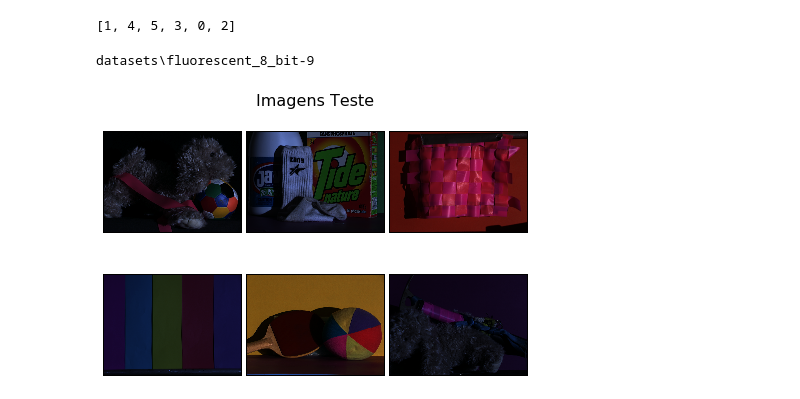
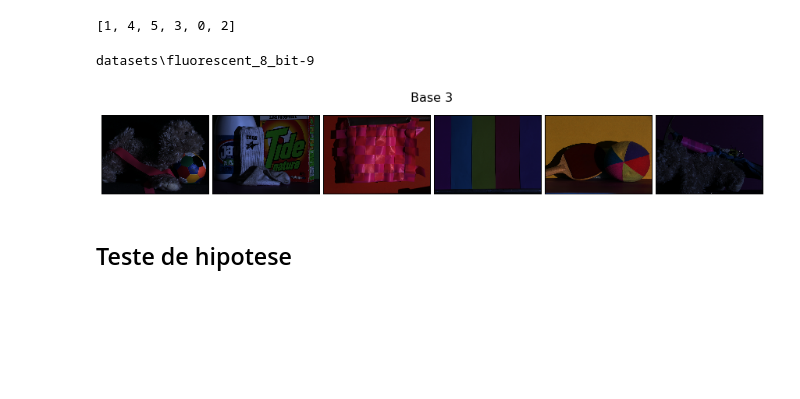
Before and after one commit to asilvino/ImageProcessing, a Jupyter notebook: Experimentos Projeto de imagem.ipynb, the cells around one changed output. Drawn from its saved outputs; the diff is of its cells as text; code cells hidden in the pictures; blank space fills up the shorter version.

```diff
--- a/Experimentos Projeto de imagem.ipynb
+++ b/Experimentos Projeto de imagem.ipynb
@@ -776,10 +798,13 @@ datasets\fluorescent_8_bit-9
 # %%
 print(datasets[1])
 np_images,target = getBaseAndTarget(datasets[1],isTif18=False)
 images_train, images_test, target_train, target_test = train_test_split(np_images, target,
                                                                         test_size=len(set(target)), random_state=42,stratify=target)
 
-plot_gallery('Imagens Teste',images_test,3,2,images_test[0].shape)
+plot_gallery('Base 3',images_test[:6],6,1,images_test[0].shape)
 # %% [output]
 datasets\fluorescent_8_bit-9
-[figure, old version]
+[figure, new version]
+# %% [markdown]
+Teste de hipotese
+------
```
Also changed, not shown: parts of 21 cells of this notebook, 1 other file.
